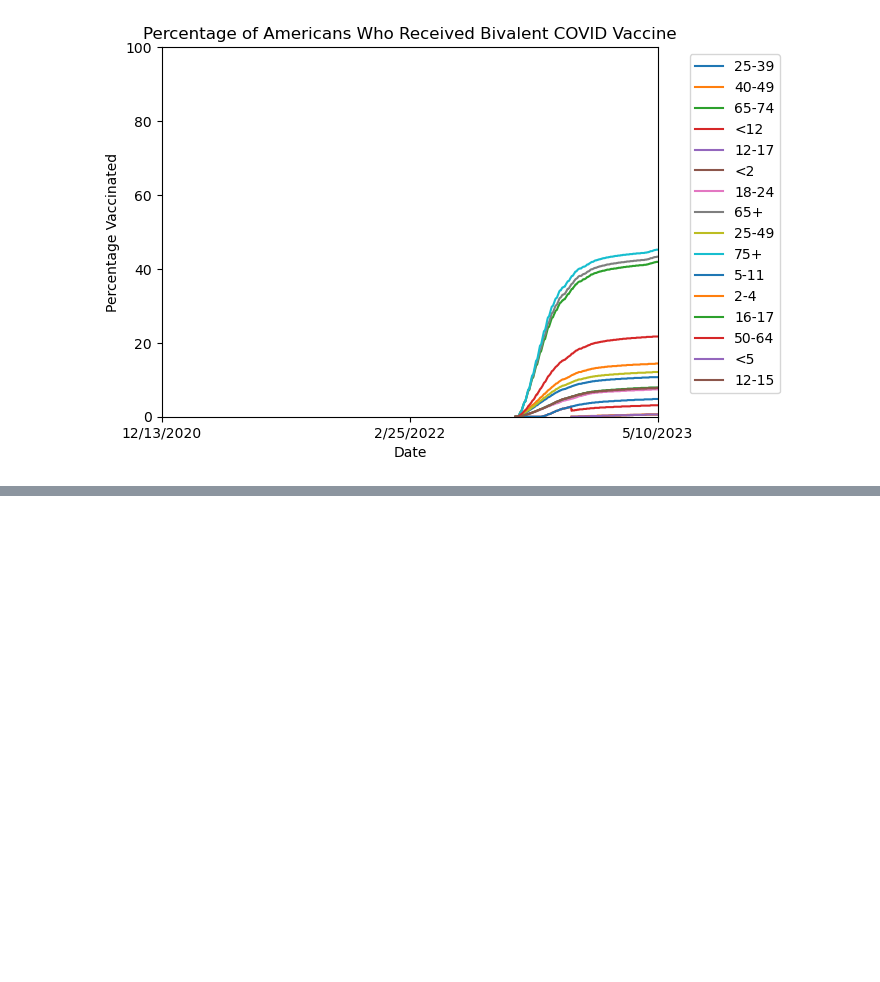
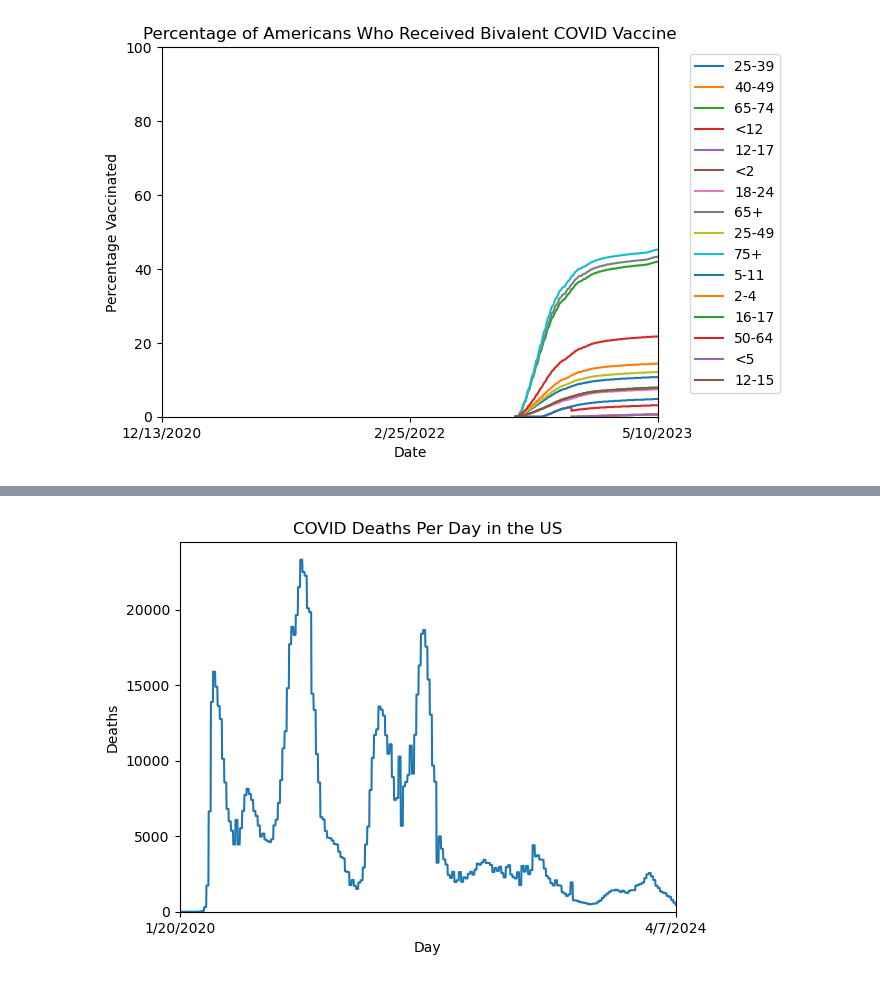
Before and after one commit to mbyers31/CMMID-project, a Jupyter notebook: code/load_data.ipynb, the cells around one changed output, grey strips where cells are left out. Saved outputs shown, nothing was run; the diff lists cells and outputs as text; code cells hidden in the pictures; blank space fills up the shorter version.

```diff
--- a/code/load_data.ipynb
+++ b/code/load_data.ipynb
@@ -174,0 +293,12 @@ plot_data(bivalent_dose_arr, demographic_names, 'Bivalent COVID Vaccine')
+# %%
+filename = 'weekly_deaths.csv'
+filepath = f'../data/{filename}'
+deaths_df = pd.read_csv(filepath)
+# %%
+#drop all NaNs and only look at USA
+deaths_df = deaths_df.fillna(0.0)
+deaths_df = deaths_df[['United States']]
+print(deaths_df.head())
+#turn dataframe into an array
+deaths_arr = deaths_df.values
+print(deaths_arr.shape)
@@ -174,0 +313,13 @@ plot_data(bivalent_dose_arr, demographic_names, 'Bivalent COVID Vaccine')
+# %%
+days = [i for i in range(deaths_arr.shape[0])]
+
+plt.plot(days, deaths_arr)
+plt.xlim([0, days[-1]])
+plt.ylim([0, np.max(deaths_arr) + .05 * np.max(deaths_arr)])
+plt.xticks([0, days[-1]], [first_day, last_day])
+plt.xlabel('Day')
+plt.ylabel('Deaths')
+plt.title('COVID Deaths Per Day in the US')
+plt.show()
+# %% [output]
+[figure, added]
```
Also changed, not shown: parts of 14 cells of this notebook.
